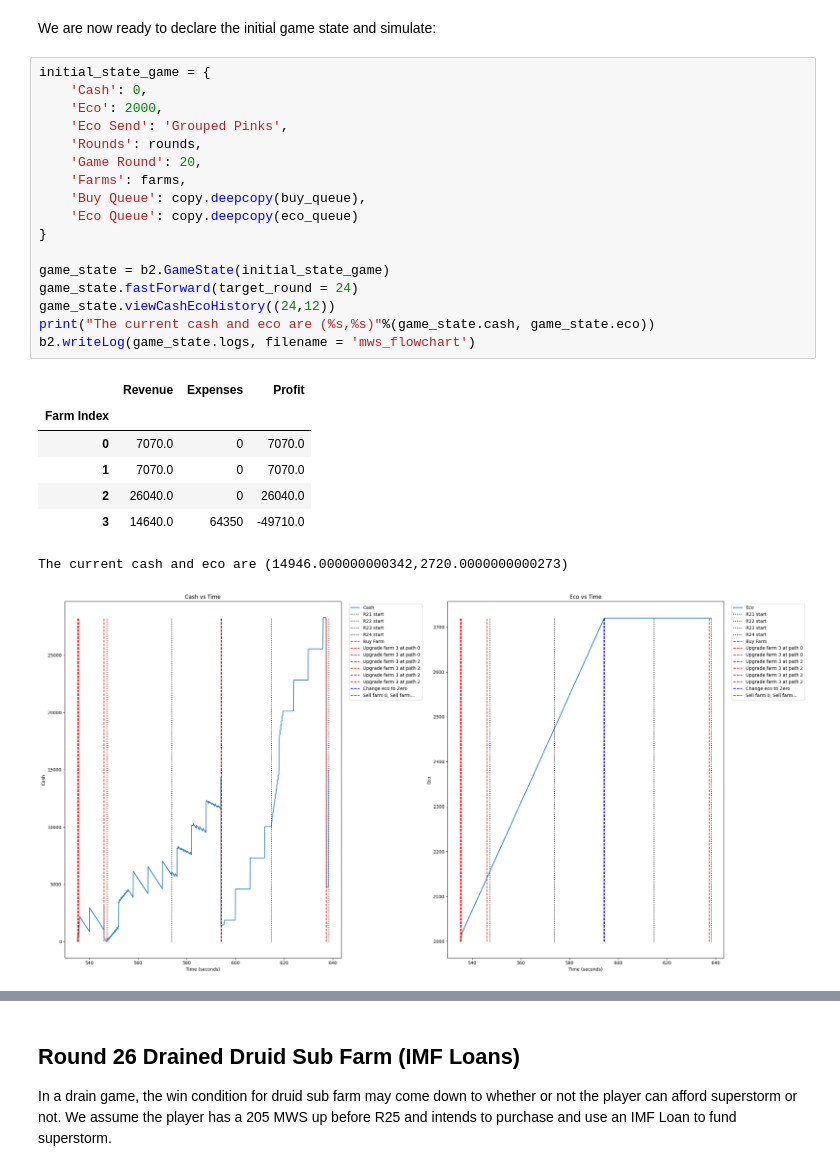
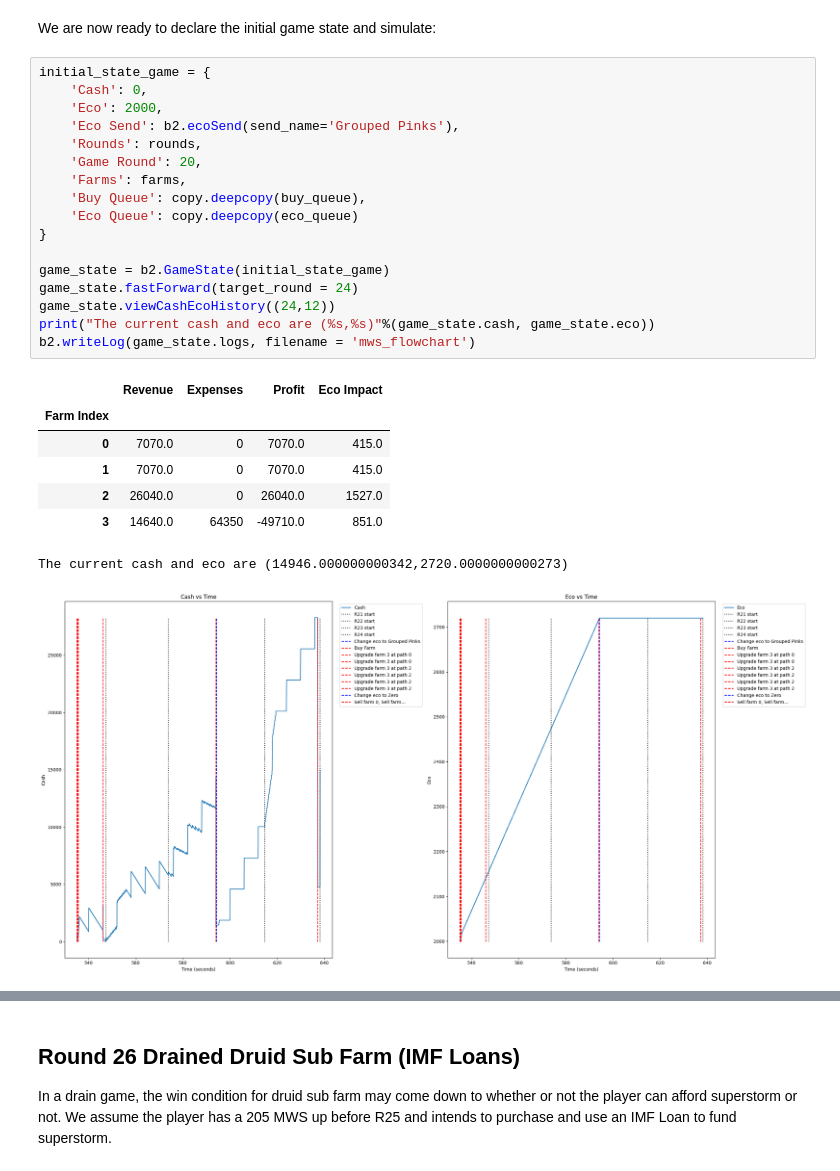
Before and after one commit to redlaserbmBTD/BTDB2_SIMULATOR, a Jupyter notebook: examples/3_farms.ipynb, the cells around one changed output, grey strips where cells are left out. Drawn from its saved outputs; the diff is of its cells as text.

Commit message:
added back support for eco impact

```diff
--- a/examples/3_farms.ipynb
+++ b/examples/3_farms.ipynb
@@ -58,26 +58,26 @@ We are now ready to declare the initial game state and simulate:
 # %%
 initial_state_game = {
     'Cash': 0,
     'Eco': 2000,
-    'Eco Send': 'Grouped Pinks',
+    'Eco Send': b2.ecoSend(send_name='Grouped Pinks'),
     'Rounds': rounds,
     'Game Round': 20,
     'Farms': farms,
     'Buy Queue': copy.deepcopy(buy_queue),
     'Eco Queue': copy.deepcopy(eco_queue)
 }
 
 game_state = b2.GameState(initial_state_game)
 game_state.fastForward(target_round = 24)
 game_state.viewCashEcoHistory((24,12))
 print("The current cash and eco are (%s,%s)"%(game_state.cash, game_state.eco))
 b2.writeLog(game_state.logs, filename = 'mws_flowchart')
 # %% [output]
-|  | Revenue | Expenses | Profit |
-| Farm Index |  |  |  |
-| 0 | 7070.0 | 0 | 7070.0 |
-| 1 | 7070.0 | 0 | 7070.0 |
-| 2 | 26040.0 | 0 | 26040.0 |
-| 3 | 14640.0 | 64350 | -49710.0 |
+|  | Revenue | Expenses | Profit | Eco Impact |
+| Farm Index |  |  |  |  |
+| 0 | 7070.0 | 0 | 7070.0 | 415.0 |
+| 1 | 7070.0 | 0 | 7070.0 | 415.0 |
+| 2 | 26040.0 | 0 | 26040.0 | 1527.0 |
+| 3 | 14640.0 | 64350 | -49710.0 | 851.0 |
 The current cash and eco are (14946.000000000342,2720.0000000000273)
-[figure, old version]
+[figure, new version]
```
Also changed, not shown: parts of 3 cells of this notebook, 13 other files.
